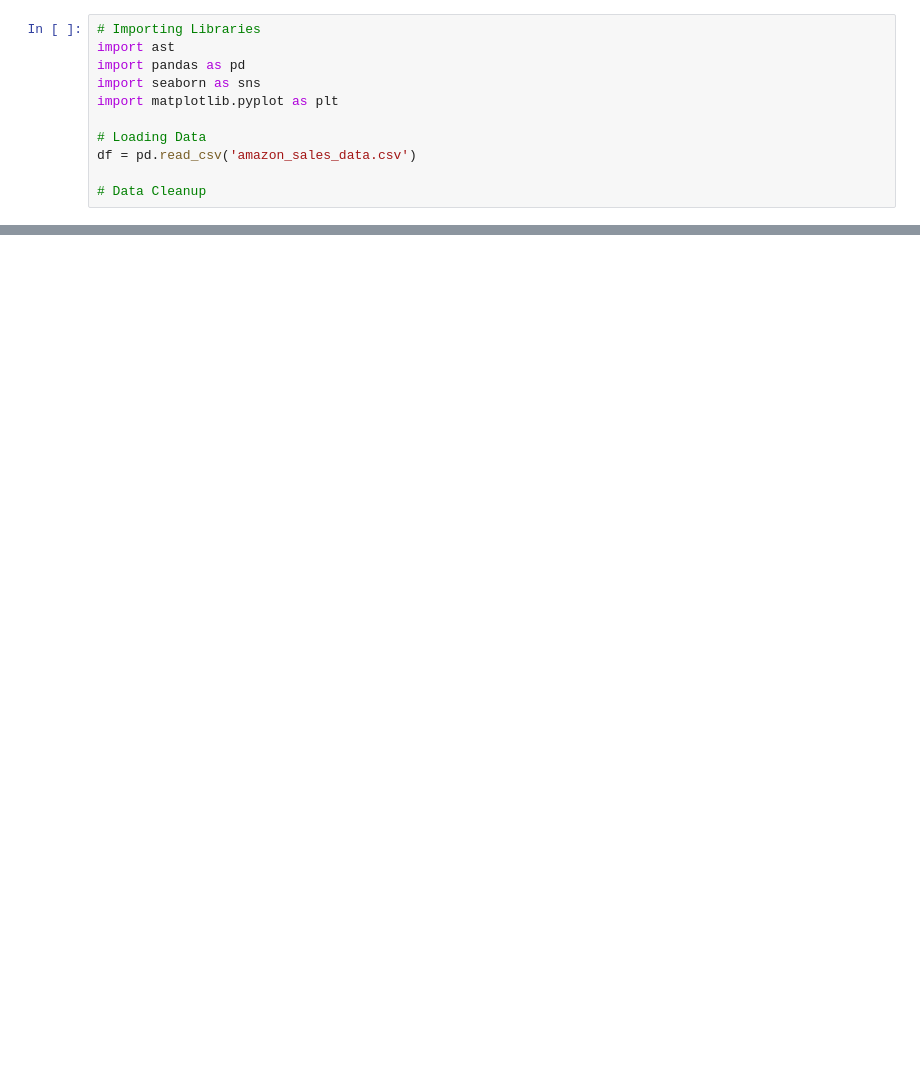
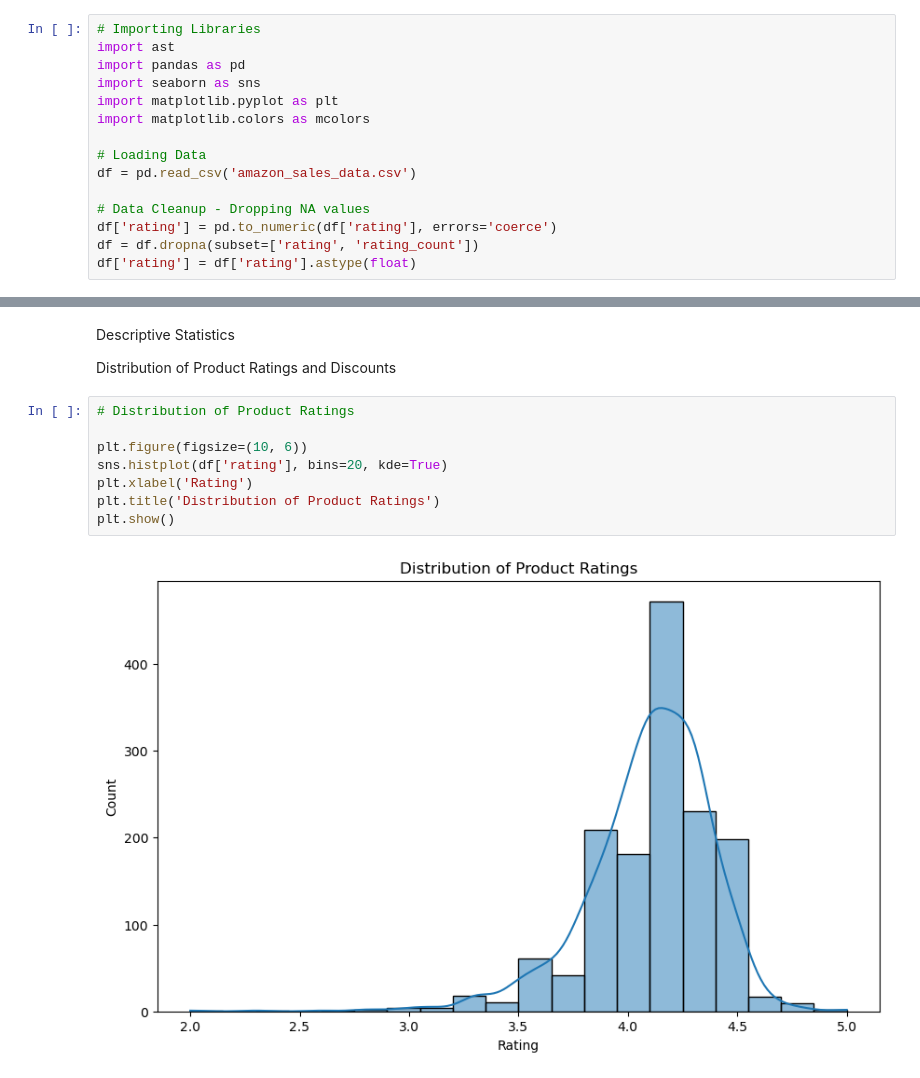
Before and after one commit to CorbinZabinski/Amazon_sales_data, a Jupyter notebook: EDA.ipynb, the cells around one changed output, grey strips where cells are left out. Drawn from its saved outputs; the diff is of its cells as text; blank space fills up the shorter version.

Commit message:
Add Sales Data Analysis

```diff
--- a/EDA.ipynb
+++ b/EDA.ipynb
@@ -4,8 +34,12 @@ import ast
 import pandas as pd
 import seaborn as sns
 import matplotlib.pyplot as plt
+import matplotlib.colors as mcolors
 
 # Loading Data
 df = pd.read_csv('amazon_sales_data.csv')
 
-# Data Cleanup
+# Data Cleanup - Dropping NA values
+df['rating'] = pd.to_numeric(df['rating'], errors='coerce')
+df = df.dropna(subset=['rating', 'rating_count'])
+df['rating'] = df['rating'].astype(float)
@@ -25,0 +46,14 @@ df = pd.read_csv('amazon_sales_data.csv')
+# %% [markdown]
+Descriptive Statistics
+
+Distribution of Product Ratings and Discounts
+# %%
+# Distribution of Product Ratings
+
+plt.figure(figsize=(10, 6))
+sns.histplot(df['rating'], bins=20, kde=True)
+plt.xlabel('Rating')
+plt.title('Distribution of Product Ratings')
+plt.show()
+# %% [output]
+[figure, added]
```
Also changed, not shown: parts of 18 cells of this notebook.
